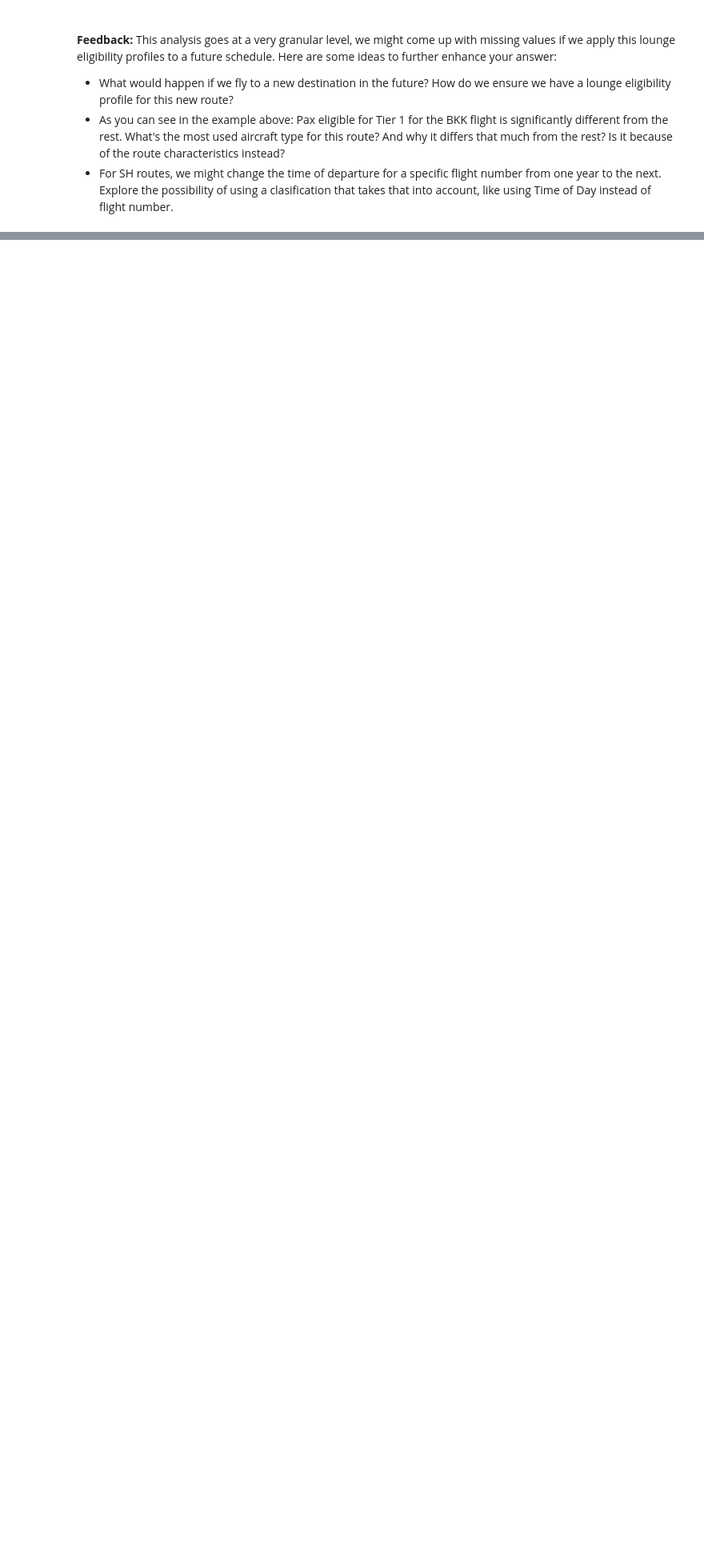
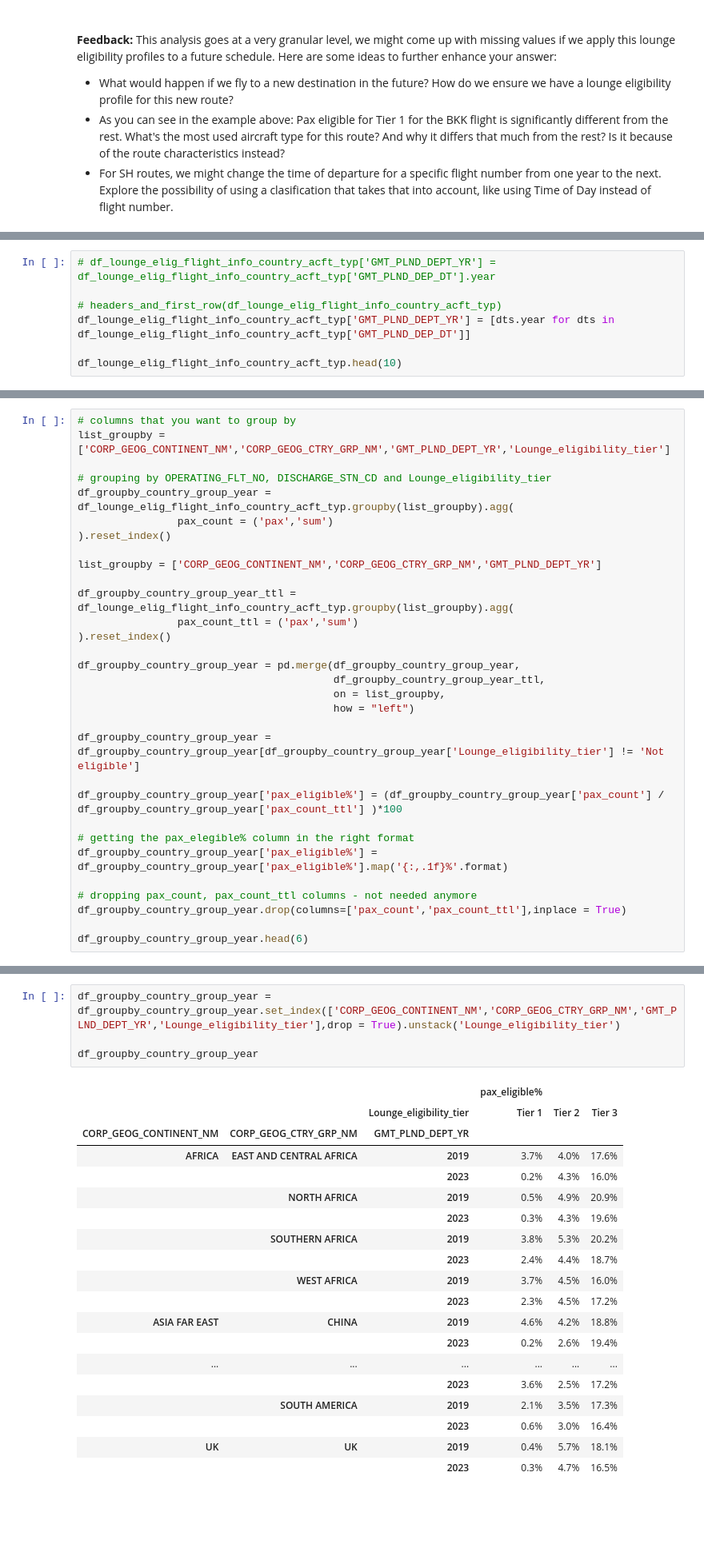
Before and after one commit to IanMaHKG-BA/Hackathon_Team_1, a Jupyter notebook: lounges_gold_standard_Ian.ipynb, the cells around one changed output, grey strips where cells are left out. Shown at 80% size. Drawn from its saved outputs; the diff is of its cells as text; blank space fills up the shorter version.

Commit message:
including comparison by destination group and year

```diff
--- a/lounges_gold_standard_Ian.ipynb
+++ b/lounges_gold_standard_Ian.ipynb
@@ -794,0 +819,7 @@ df_groupby_flt_no.head(4)
+# %%
+# df_lounge_elig_flight_info_country_acft_typ['GMT_PLND_DEPT_YR'] = df_lounge_elig_flight_info_country_acft_typ['GMT_PLND_DEP_DT'].year
+
+# headers_and_first_row(df_lounge_elig_flight_info_country_acft_typ)
+df_lounge_elig_flight_info_country_acft_typ['GMT_PLND_DEPT_YR'] = [dts.year for dts in df_lounge_elig_flight_info_country_acft_typ['GMT_PLND_DEP_DT']]
+
+df_lounge_elig_flight_info_country_acft_typ.head(10)
@@ -794,0 +920,31 @@ df_groupby_flt_no.head(4)
+# %%
+# columns that you want to group by
+list_groupby = ['CORP_GEOG_CONTINENT_NM','CORP_GEOG_CTRY_GRP_NM','GMT_PLND_DEPT_YR','Lounge_eligibility_tier']
+
+# grouping by OPERATING_FLT_NO, DISCHARGE_STN_CD and Lounge_eligibility_tier
+df_groupby_country_group_year = df_lounge_elig_flight_info_country_acft_typ.groupby(list_groupby).agg(
+                pax_count = ('pax','sum')
+).reset_index()
+
+list_groupby = ['CORP_GEOG_CONTINENT_NM','CORP_GEOG_CTRY_GRP_NM','GMT_PLND_DEPT_YR']
+
+df_groupby_country_group_year_ttl = df_lounge_elig_flight_info_country_acft_typ.groupby(list_groupby).agg(
+                pax_count_ttl = ('pax','sum')
+).reset_index()
+
+df_groupby_country_group_year = pd.merge(df_groupby_country_group_year,
+                                         df_groupby_country_group_year_ttl,
+                                         on = list_groupby,
+                                         how = "left")
+
+df_groupby_country_group_year = df_groupby_country_group_year[df_groupby_country_group_year['Lounge_eligibility_tier'] != 'Not eligible']
+
+df_groupby_country_group_year['pax_eligible%'] = (df_groupby_country_group_year['pax_count'] / df_groupby_country_group_year['pax_count_ttl'] )*100
+
+# getting the pax_elegible% column in the right format
+df_groupby_country_group_year['pax_eligible%'] = df_groupby_country_group_year['pax_eligible%'].map('{:,.1f}%'.format)
+
+# dropping pax_count, pax_count_ttl columns - not needed anymore
+df_groupby_country_group_year.drop(columns=['pax_count','pax_count_ttl'],inplace = True)
+
+df_groupby_country_group_year.head(6)
@@ -795,3 +959,27 @@ df_groupby_flt_no.head(4)
+# %%
+df_groupby_country_group_year = df_groupby_country_group_year.set_index(['CORP_GEOG_CONTINENT_NM','CORP_GEOG_CTRY_GRP_NM','GMT_PLND_DEPT_YR','Lounge_eligibility_tier'],drop = True).unstack('Lounge_eligibility_tier')
+
+df_groupby_country_group_year
+# %% [output]
+|  |  |  | pax_eligible% |  |  |
+|  |  | Lounge_eligibility_tier | Tier 1 | Tier 2 | Tier 3 |
+| CORP_GEOG_CONTINENT_NM | CORP_GEOG_CTRY_GRP_NM | GMT_PLND_DEPT_YR |  |  |  |
+| AFRICA | EAST AND CENTRAL AFRICA | 2019 | 3.7% | 4.0% | 17.6% |
+|  |  | 2023 | 0.2% | 4.3% | 16.0% |
+|  | NORTH AFRICA | 2019 | 0.5% | 4.9% | 20.9% |
+|  |  | 2023 | 0.3% | 4.3% | 19.6% |
+|  | SOUTHERN AFRICA | 2019 | 3.8% | 5.3% | 20.2% |
+|  |  | 2023 | 2.4% | 4.4% | 18.7% |
+|  | WEST AFRICA | 2019 | 3.7% | 4.5% | 16.0% |
+|  |  | 2023 | 2.3% | 4.5% | 17.2% |
+| ASIA FAR EAST | CHINA | 2019 | 4.6% | 4.2% | 18.8% |
+|  |  | 2023 | 0.2% | 2.6% | 19.4% |
+| ... | ... | ... | ... | ... | ... |
+|  |  | 2023 | 3.6% | 2.5% | 17.2% |
+|  | SOUTH AMERICA | 2019 | 2.1% | 3.5% | 17.3% |
+|  |  | 2023 | 0.6% | 3.0% | 16.4% |
+| UK | UK | 2019 | 0.4% | 5.7% | 18.1% |
+|  |  | 2023 | 0.3% | 4.7% | 16.5% |
 # %% [markdown]
 <br><br><br>
 # %%
```
Also changed, not shown: parts of 13 cells of this notebook.
